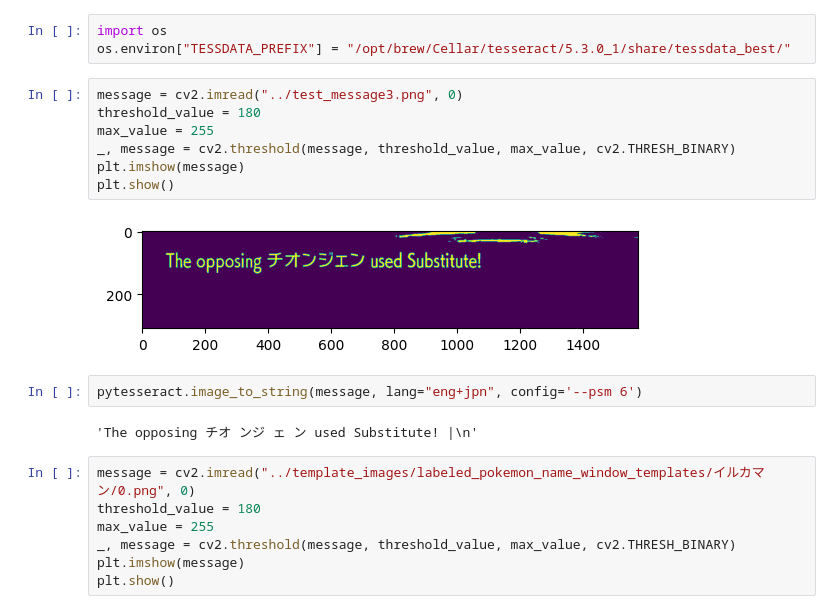
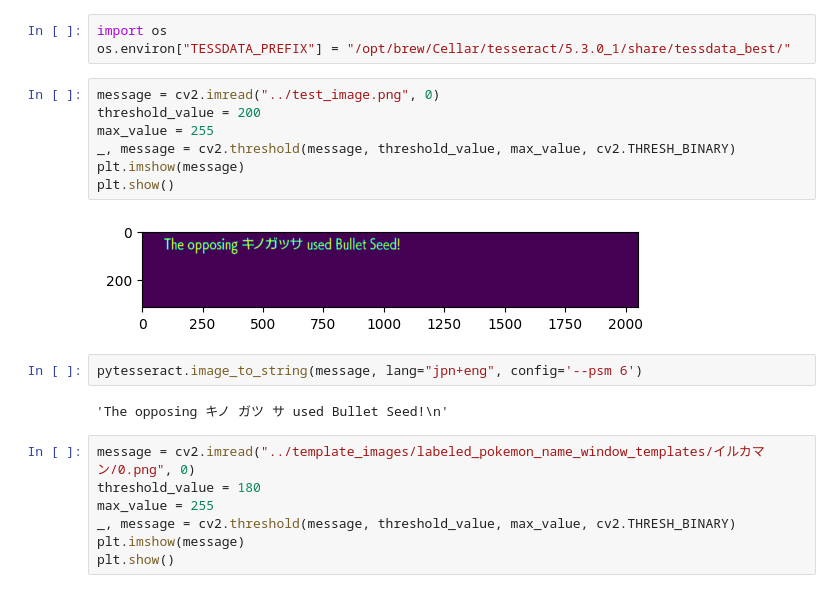
Before and after one commit to fufufukakaka/poke_battle_logger, a Jupyter notebook: notebook/対戦中のポケモン名抽出_tesseract検証.ipynb, the cells around one changed output. Saved outputs shown, nothing was run; the diff lists cells and outputs as text.

```diff
--- a/notebook/対戦中のポケモン名抽出_tesseract検証.ipynb
+++ b/notebook/対戦中のポケモン名抽出_tesseract検証.ipynb
@@ -7,19 +7,19 @@ import collections
 # %%
 import os
 os.environ["TESSDATA_PREFIX"] = "/opt/brew/Cellar/tesseract/5.3.0_1/share/tessdata_best/"
-# %%
-message = cv2.imread("../test_message3.png", 0)
-threshold_value = 180
-max_value = 255
-_, message = cv2.threshold(message, threshold_value, max_value, cv2.THRESH_BINARY)
-plt.imshow(message)
-plt.show()
-# %% [output]
-[figure, removed]
-# %%
-pytesseract.image_to_string(message, lang="eng+jpn", config='--psm 6')
-# %% [output]
-'The opposing チオ ンジ ェ ン used Substitute! |\n'
+# %%
+message = cv2.imread("../test_image.png", 0)
+threshold_value = 200
+max_value = 255
+_, message = cv2.threshold(message, threshold_value, max_value, cv2.THRESH_BINARY)
+plt.imshow(message)
+plt.show()
+# %% [output]
+[figure, added]
+# %%
+pytesseract.image_to_string(message, lang="jpn+eng", config='--psm 6')
+# %% [output]
+'The opposing キノ ガツ サ used Bullet Seed!\n'
 # %%
 message = cv2.imread("../template_images/labeled_pokemon_name_window_templates/イルカマン/0.png", 0)
 threshold_value = 180
```
Also changed, not shown: 4 other files.
